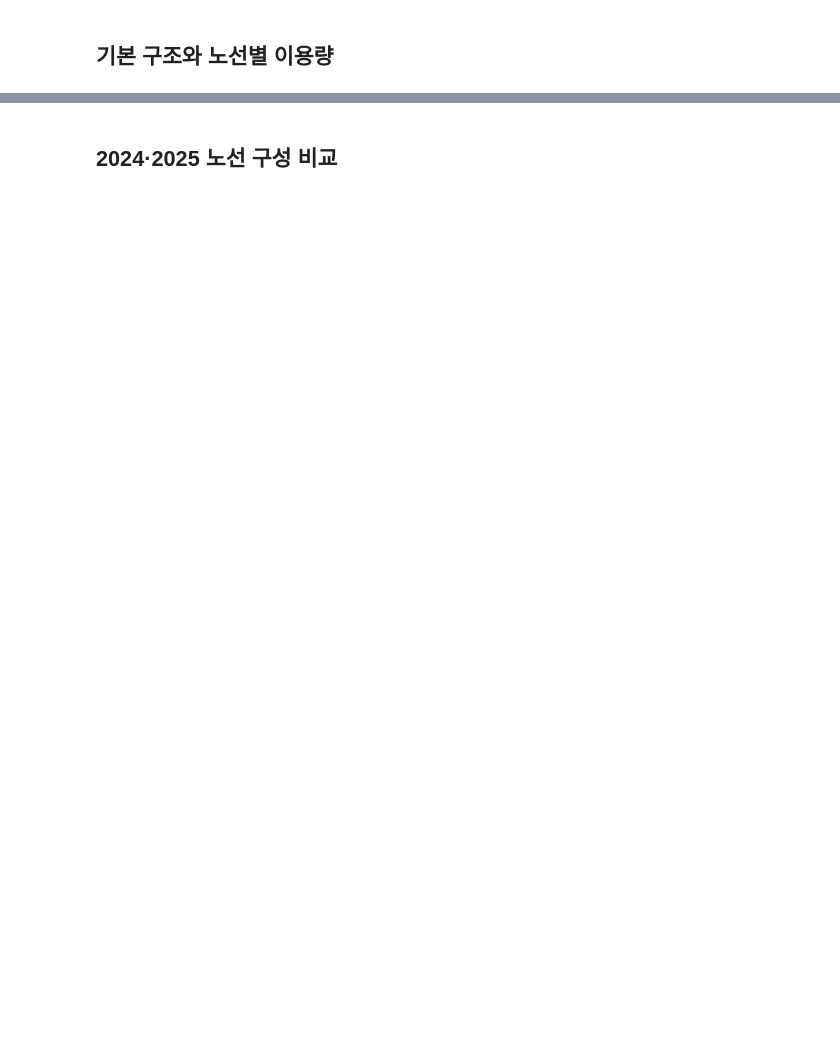
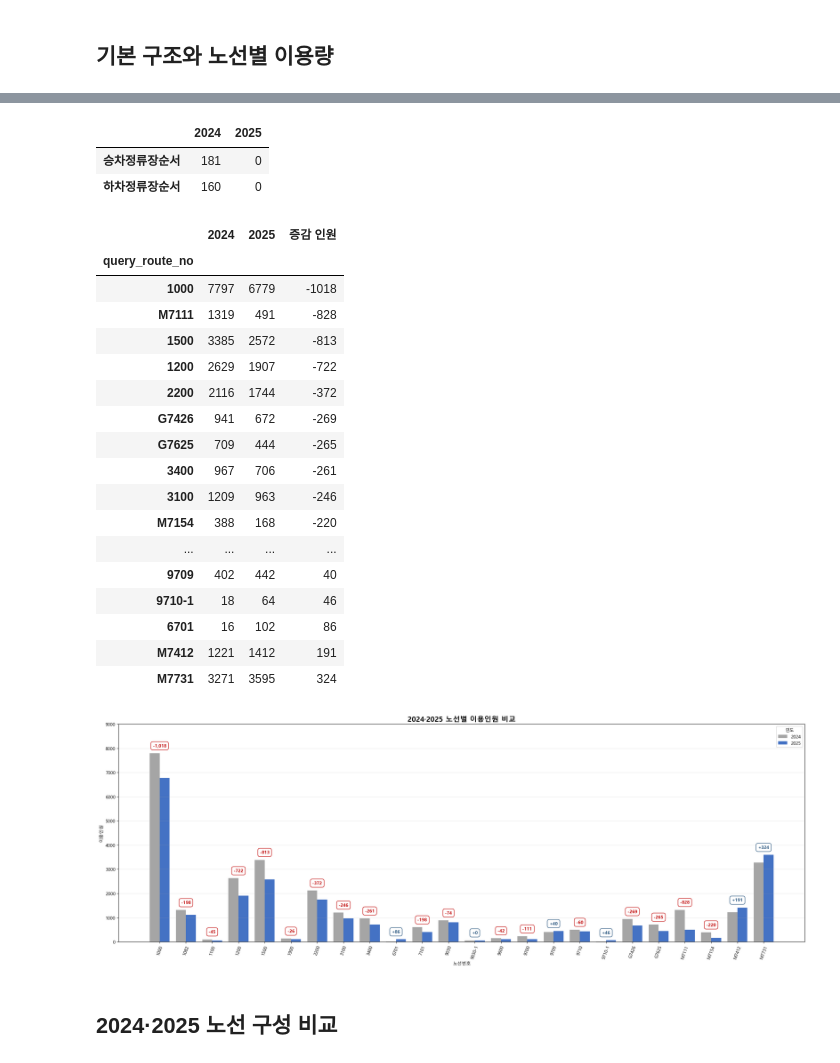
Before and after one commit to keum2666/2026-UROP, a Jupyter notebook: Desktop/Gachon/3-2/UROP/Analysis/01_eda_2024_2025.ipynb, the cells around one changed output, grey strips where cells are left out. Drawn from its saved outputs; the diff is of its cells as text; code cells hidden in the pictures; blank space fills up the shorter version.

```diff
--- a/Desktop/Gachon/3-2/UROP/Analysis/01_eda_2024_2025.ipynb
+++ b/Desktop/Gachon/3-2/UROP/Analysis/01_eda_2024_2025.ipynb
@@ -67,3 +72,60 @@ plt.show()
+# %%
+missing = pd.DataFrame({
+    2024: df24.isna().sum(),
+    2025: df25.isna().sum(),
+})
+display(missing[missing.sum(axis=1) > 0].sort_values(2024, ascending=False))
+
+demand24 = df24.groupby('query_route_no')['utztn_nope'].sum()
+demand25 = df25.groupby('query_route_no')['utztn_nope'].sum()
+all_routes = sorted(set(demand24.index) | set(demand25.index), key=str)
+comparison = pd.DataFrame({'2024': demand24, '2025': demand25}).reindex(all_routes, fill_value=0)
+comparison['\uC99D\uAC10 \uC778\uC6D0'] = comparison['2025'] - comparison['2024']
+display(comparison.sort_values('\uC99D\uAC10 \uC778\uC6D0'))
+
+x = np.arange(len(comparison))
+width = 0.38
+fig, ax = plt.subplots(figsize=(22, 8))
+bars24 = ax.bar(x - width / 2, comparison['2024'], width, label='2024', color='#A5A5A5')
+bars25 = ax.bar(x + width / 2, comparison['2025'], width, label='2025', color='#4472C4')
+ax.set_title('2024\u00B72025 \uB178\uC120\uBCC4 \uC774\uC6A9\uC778\uC6D0 \uBE44\uAD50', fontsize=16, fontweight='bold')
+ax.set_xlabel('\uB178\uC120\uBC88\uD638')
+ax.set_ylabel('\uC774\uC6A9\uC778\uC6D0')
+ax.set_xticks(x)
+ax.set_xticklabels(comparison.index, rotation=70)
+ax.set_ylim(0, 9000)
+ax.legend(title='\uC5F0\uB3C4')
+ax.grid(axis='y', alpha=0.25)
+
+for i, value in enumerate(comparison['\uC99D\uAC10 \uC778\uC6D0']):
+    ymax = max(comparison.iloc[i]['2024'], comparison.iloc[i]['2025'])
+    color = '#C00000' if value < 0 else '#1F4E79'
+    ax.text(i, min(ymax + 220, 8650), f'{value:+,.0f}', ha='center', va='bottom', fontsize=10, fontweight='bold', color=color, bbox=dict(boxstyle='round,pad=0.45', facecolor='white', edgecolor=color, linewidth=1.0))
+plt.tight_layout()
+plt.show()
+# %% [output]
+|  | 2024 | 2025 |
+| 승차정류장순서 | 181 | 0 |
+| 하차정류장순서 | 160 | 0 |
+|  | 2024 | 2025 | 증감 인원 |
+| query_route_no |  |  |  |
+| 1000 | 7797 | 6779 | -1018 |
+| M7111 | 1319 | 491 | -828 |
+| 1500 | 3385 | 2572 | -813 |
+| 1200 | 2629 | 1907 | -722 |
+| 2200 | 2116 | 1744 | -372 |
+| G7426 | 941 | 672 | -269 |
+| G7625 | 709 | 444 | -265 |
+| 3400 | 967 | 706 | -261 |
+| 3100 | 1209 | 963 | -246 |
+| M7154 | 388 | 168 | -220 |
+| ... | ... | ... | ... |
+| 9709 | 402 | 442 | 40 |
+| 9710-1 | 18 | 64 | 46 |
+| 6701 | 16 | 102 | 86 |
+| M7412 | 1221 | 1412 | 191 |
+| M7731 | 3271 | 3595 | 324 |
+[figure, added]
 # %% [markdown]
 ## 2024·2025 노선 구성 비교
 # %%
```
Also changed, not shown: parts of 11 cells of this notebook, 2 other files.
